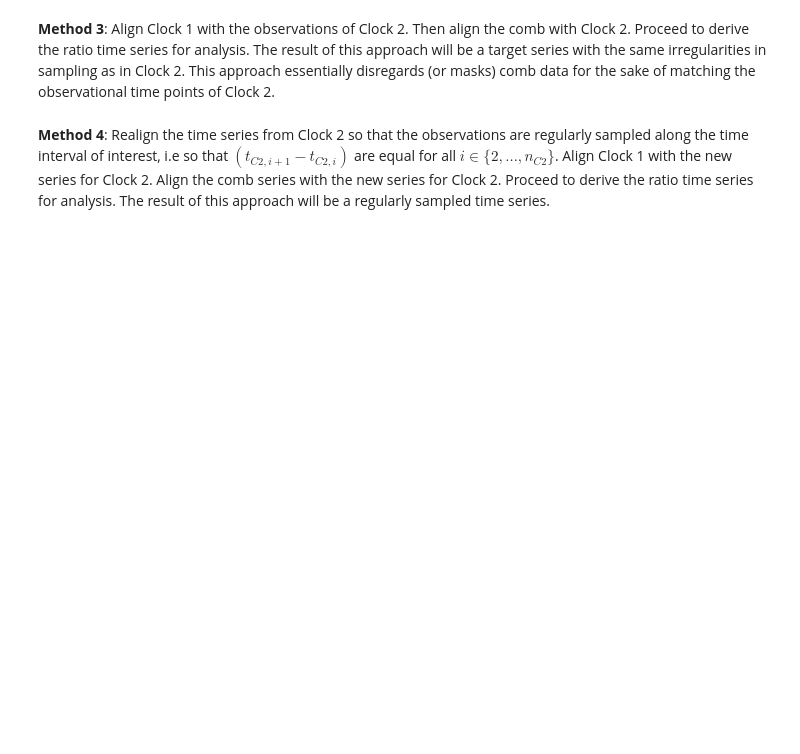
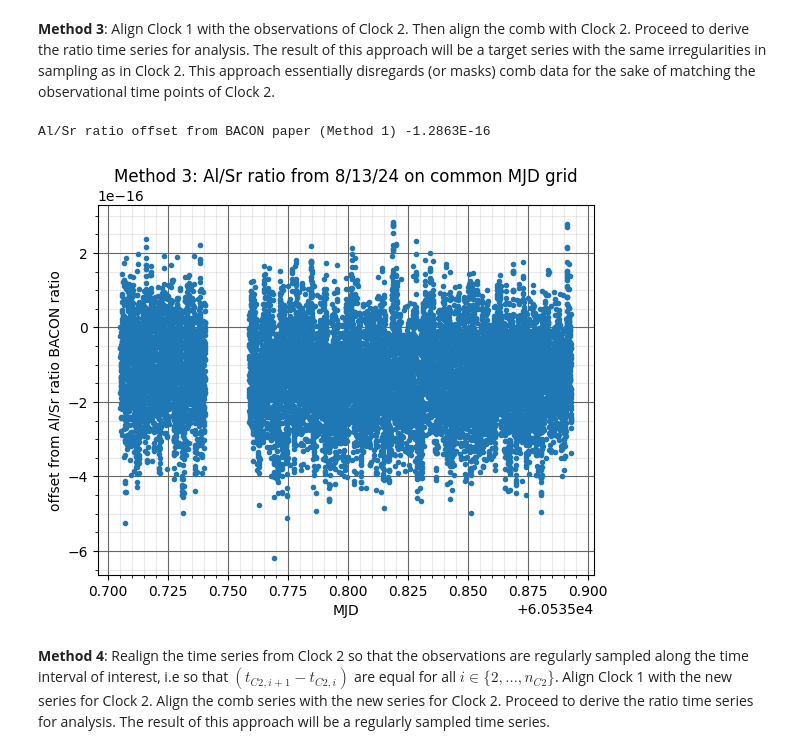
Before and after one commit to caitberry/atomic-clock, a Jupyter notebook: st-interp/three_clocks/interpolation-four-methods.ipynb, the cells around one changed output. Cells and saved outputs as stored; diff of their text form; code cells hidden in the pictures; blank space fills up the shorter version.

```diff
--- a/st-interp/three_clocks/interpolation-four-methods.ipynb
+++ b/st-interp/three_clocks/interpolation-four-methods.ipynb
@@ -268,4 +333,36 @@ Clock 1 is observed with either a similar or a lower frequency than Clock 2 and
 # %% [markdown]
 **Method 3**: Align Clock 1 with the observations of Clock 2. Then align the comb with Clock 2. Proceed to derive the ratio time series for analysis. The result of this approach will be a target series with the same irregularities in sampling as in Clock 2. This approach essentially disregards (or masks) comb data for the sake of matching the observational time points of Clock 2.
+# %%
+# Interpolate
+shiftSr3 = np.interp(shift_data_Al["MJD"], shift_data_Sr["MJD"], shift_data_Sr["shift"])
+nuAl3 = np.interp(shift_data_Al["MJD"], comb["MJD"], comb['nuAl'])
+nuSr3 = np.interp(shift_data_Al["MJD"], comb["MJD"], comb['nuSr'])
+
+# change data types to high-precision Decimal
+nuAl3 = [Decimal(i) for i in nuAl3]
+nuSr3 = [Decimal(i) for i in nuSr3]
+shiftSr3 = [Decimal(i) for i in shiftSr3]
+shiftAl3 = [Decimal(i) for i in shift_data_Al["shift"]]
+
+# add comb frequencies and clock shift files
+frequency_Al_ErYb3 = [(i + j) * total_correction_Al for i,j in zip(nuAl3, shiftAl3)]
+frequency_Sr_ErYb3 = [(i + j) * total_correction_Sr for i,j in zip(nuSr3, shiftSr3)]
+
+## Al/Sr ratio offset
+frequency_ratio_ErYb3 = [(i / j - AlSrRatio2020)/AlSrRatio2020 for i,j in zip(frequency_Al_ErYb3, frequency_Sr_ErYb3)]
+print("Al/Sr ratio offset from BACON paper (Method 3)", '{:0.5}'.format(np.nanmean(frequency_ratio_ErYb3)) )
+
+plt.figure()
+plt.plot(shift_data_Al["MJD"], frequency_ratio_ErYb3, '.')
+plt.grid(visible=True, which='major', color='#666666', linestyle='-')
+plt.minorticks_on()
+plt.grid(visible=True, which='minor', color='#999999', linestyle='-', alpha=0.2)
+plt.xlabel("MJD")
+plt.ylabel("offset from Al/Sr ratio BACON ratio")
+plt.title("Method 3: Al/Sr ratio from 8/13/24 on common MJD grid")
+plt.show()
+# %% [output]
+Al/Sr ratio offset from BACON paper (Method 1) -1.2863E-16
+[figure, added]
 # %% [markdown]
 **Method 4**: Realign the time series from Clock 2 so that the observations are regularly sampled along the time interval of interest, i.e so that $(t_{C2, i+1} - t_{C2,i})$ are equal for all $i \in \{2, \dots, n_{C2}\}$. Align Clock 1 with the new series for Clock 2. Align the comb series with the new series for Clock 2. Proceed to derive the ratio time series for analysis. The result of this approach will be a regularly sampled time series.
```
Also changed, not shown: parts of 4 cells of this notebook.
